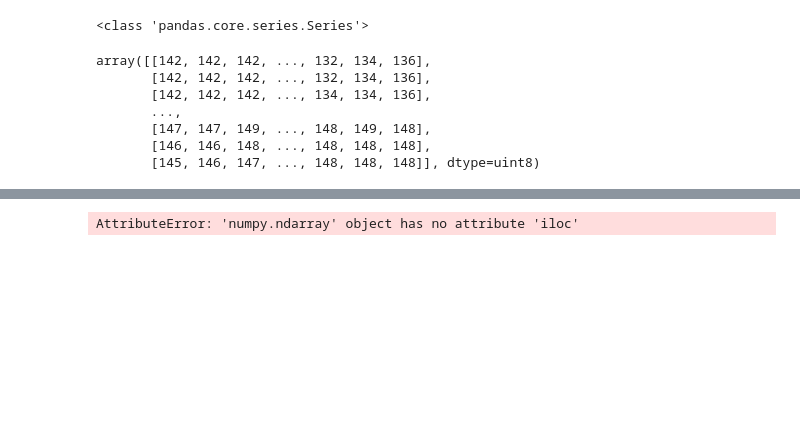
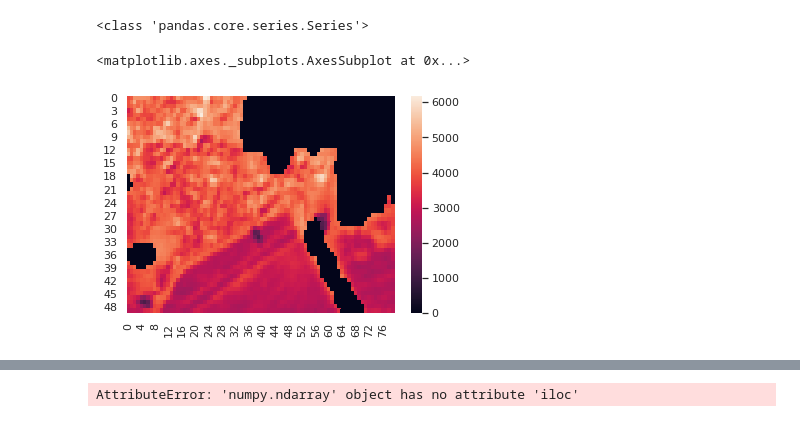
Before and after one commit to NirliptaPande/Vienna, a Jupyter notebook: Results_meta_VVVH.ipynb, the cells around one changed output, grey strips where cells are left out. Cells and saved outputs as stored; diff of their text form; code cells hidden in the pictures; blank space fills up the shorter version.

```diff
--- a/Results_meta_VVVH.ipynb
+++ b/Results_meta_VVVH.ipynb
@@ -7,23 +23,18 @@ stack_df = pd.read_pickle('./namelist/s1_alltime.pkl')
 # %%
 #start = '2019-05-01'
-end = '2019-04-26'
-target = stack_df[np.logical_and(stack_df['source_artefact_name'] == 'VVVH',stack_df['start_datetime'] >= end)]
-target = target.iloc[0]
+end = '2019-07-10'
+target = stack_df[stack_df['start_datetime'] >= end]
+target = target.iloc[3]
 size = [80,50]
 window = Window(col_off=100, row_off=200, width=size[0], height=size[1])
 print(type(target))
 target = Raster((target['raster_path']), window=window)
 target = target.array.reshape(50,80)
-target
+sns.heatmap(target)
 # %% [output]
 <class 'pandas.core.series.Series'>
-array([[142, 142, 142, ..., 132, 134, 136],
-       [142, 142, 142, ..., 132, 134, 136],
-       [142, 142, 142, ..., 134, 134, 136],
-       ...,
-       [147, 147, 149, ..., 148, 149, 148],
-       [146, 146, 148, ..., 148, 148, 148],
-       [145, 146, 147, ..., 148, 148, 148]], dtype=uint8)
+<matplotlib.axes._subplots.AxesSubplot at 0x...>
+[figure, added]
 # %%
 stack = stack_df[stack_df['start_datetime'] < np.datetime64(end)]
 sorted_datetimes = sorted(list(set(
```
Also changed, not shown: parts of 9 cells of this notebook, 20 other files.
